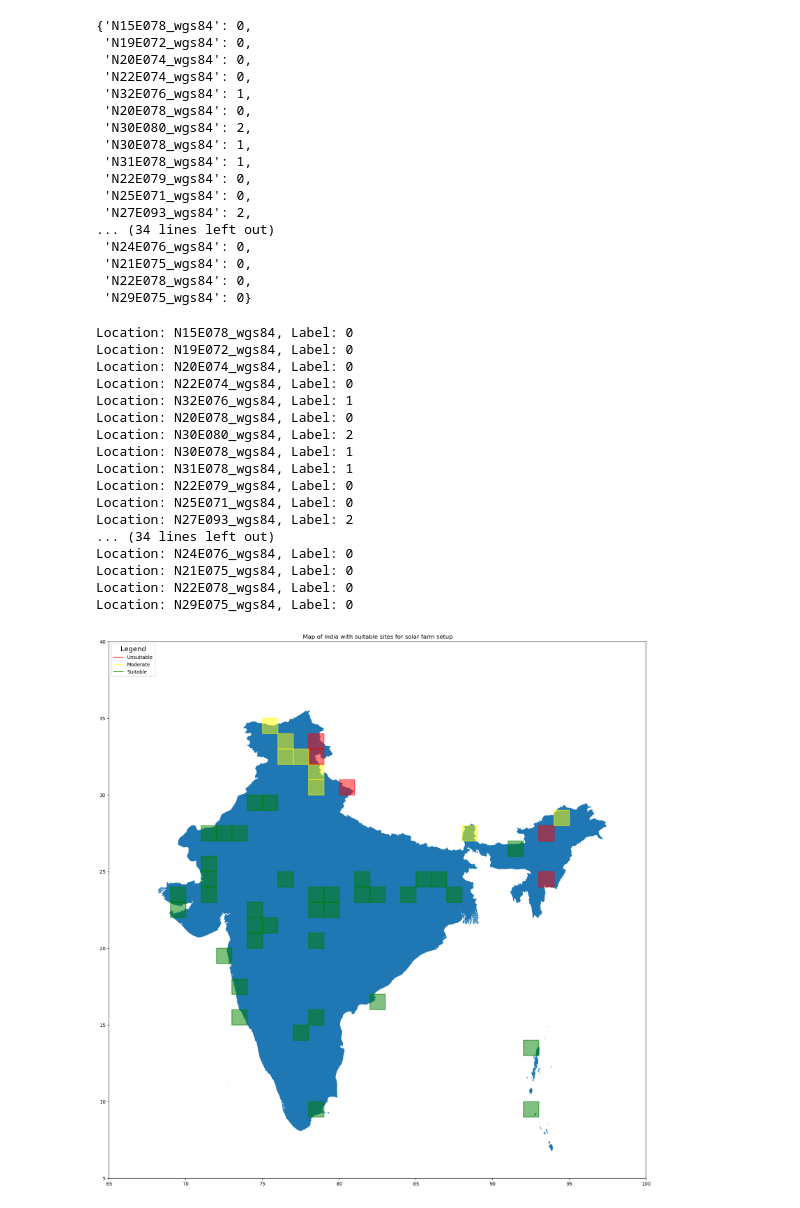
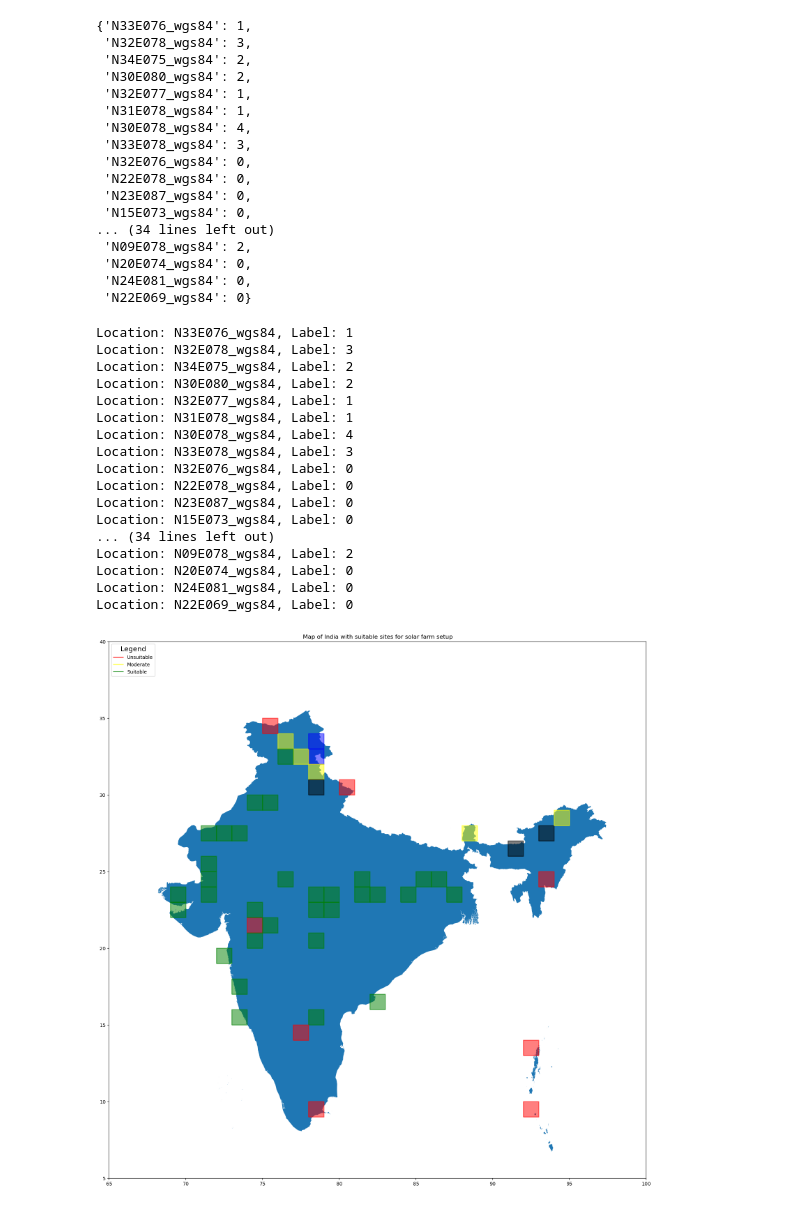
Before and after one commit to smitesh22/Unsupervised-Machine-Learning-For-Solar-Site-Selection, a Jupyter notebook: Code/7.DBScan.ipynb, the cells around one changed output. Drawn from its saved outputs; the diff is of its cells as text; code cells hidden in the pictures.

Commit message:
new clustering

```diff
--- a/Code/7.DBScan.ipynb
+++ b/Code/7.DBScan.ipynb
@@ -5,7 +5,7 @@ import hdbscan
 from sklearn.cluster import KMeans
 import re
 # %%
-embeddings = torch.load(r'/home/smitesh22/Data/DEM_embeddingv2.pt')
+embeddings = torch.load(r'/home/smitesh22/Data/FinalEmbeddings.pt')
 # %%
 data = []
 for embedding in embeddings:
@@ -59,5 +59,5 @@ plt.show()
 # %%
-kmeans = KMeans(n_clusters=3, random_state=42)
+kmeans = KMeans(n_clusters=5, random_state=42)
 # %%
 kmeans.fit(data)
 # %% [output]
@@ -76,23 +76,23 @@ for loc in zip(kmeans.labels_, embeddings.keys()):
 # %%
 labels_dict
 # %% [output]
-{'N15E078_wgs84': 0,
- 'N19E072_wgs84': 0,
+{'N33E076_wgs84': 1,
+ 'N32E078_wgs84': 3,
+ 'N34E075_wgs84': 2,
+ 'N30E080_wgs84': 2,
+ 'N32E077_wgs84': 1,
+ 'N31E078_wgs84': 1,
+ 'N30E078_wgs84': 4,
+ 'N33E078_wgs84': 3,
+ 'N32E076_wgs84': 0,
+ 'N22E078_wgs84': 0,
+ 'N23E087_wgs84': 0,
+ 'N15E073_wgs84': 0,
+... (34 lines left out)
+ 'N09E078_wgs84': 2,
  'N20E074_wgs84': 0,
- 'N22E074_wgs84': 0,
- 'N32E076_wgs84': 1,
- 'N20E078_wgs84': 0,
- 'N30E080_wgs84': 2,
- 'N30E078_wgs84': 1,
- 'N31E078_wgs84': 1,
- 'N22E079_wgs84': 0,
- 'N25E071_wgs84': 0,
- 'N27E093_wgs84': 2,
-... (34 lines left out)
- 'N24E076_wgs84': 0,
- 'N21E075_wgs84': 0,
- 'N22E078_wgs84': 0,
- 'N29E075_wgs84': 0}
+ 'N24E081_wgs84': 0,
+ 'N22E069_wgs84': 0}
 # %%
 import geopandas as gpd
 import matplotlib.pyplot as plt
@@ -125,49 +125,53 @@ for loc, label in labels_dict.items():
         bbox_gdf = bbox_gdf.append({'geometry': bbox_polygon, 'color': 'yellow'}, ignore_index=True)
     elif label == 2:
         bbox_gdf = bbox_gdf.append({'geometry': bbox_polygon, 'color': 'red'}, ignore_index=True)
+    elif label == 3:
+        bbox_gdf = bbox_gdf.append({'geometry': bbox_polygon, 'color': 'blue'}, ignore_index=True)
+    elif label == 4:
+        bbox_gdf = bbox_gdf.append({'geometry': bbox_polygon, 'color': 'black'}, ignore_index=True)
 
 # Plot the India map with bounding boxes
 fig, ax = plt.subplots(figsize=(20, 20))
 india_map.plot(ax=ax)
 
 bbox_gdf.plot(ax=ax, linewidth=2, edgecolor=bbox_gdf['color'], facecolor=bbox_gdf['color'], alpha=0.5)
 
 # Set axis limits for better visualization
 ax.set_xlim(65, 100)
 ax.set_ylim(5, 40)
 
 legend_labels = {
     'red': 'Unsuitable',
     'yellow': 'Moderate',
     'green': 'Suitable',
 }
 legend_handles = [plt.Line2D([], [], color=color, label=label) for color, label in legend_labels.items()]
 legend = ax.legend(handles=legend_handles, title='Legend', loc='upper left')
 legend.get_title().set_fontsize('x-large')
 # Set a title
 plt.title('Map of India with suitable sites for solar farm setup')
 plt.savefig('india_map_with_bounding_boxes.png', bbox_inches='tight')
 
 # Display the map
 plt.show()
 # %% [output]
-Location: N15E078_wgs84, Label: 0
-Location: N19E072_wgs84, Label: 0
+Location: N33E076_wgs84, Label: 1
+Location: N32E078_wgs84, Label: 3
+Location: N34E075_wgs84, Label: 2
+Location: N30E080_wgs84, Label: 2
+Location: N32E077_wgs84, Label: 1
+Location: N31E078_wgs84, Label: 1
+Location: N30E078_wgs84, Label: 4
+Location: N33E078_wgs84, Label: 3
+Location: N32E076_wgs84, Label: 0
+Location: N22E078_wgs84, Label: 0
+Location: N23E087_wgs84, Label: 0
+Location: N15E073_wgs84, Label: 0
+... (34 lines left out)
+Location: N09E078_wgs84, Label: 2
 Location: N20E074_wgs84, Label: 0
-Location: N22E074_wgs84, Label: 0
-Location: N32E076_wgs84, Label: 1
-Location: N20E078_wgs84, Label: 0
-Location: N30E080_wgs84, Label: 2
-Location: N30E078_wgs84, Label: 1
-Location: N31E078_wgs84, Label: 1
-Location: N22E079_wgs84, Label: 0
-Location: N25E071_wgs84, Label: 0
-Location: N27E093_wgs84, Label: 2
-... (34 lines left out)
-Location: N24E076_wgs84, Label: 0
-Location: N21E075_wgs84, Label: 0
-Location: N22E078_wgs84, Label: 0
-Location: N29E075_wgs84, Label: 0
+Location: N24E081_wgs84, Label: 0
+Location: N22E069_wgs84, Label: 0
-[figure, old version]
+[figure, new version]
 # %%
 plt.show()
```
Also changed, not shown: parts of 4 cells of this notebook, 1 other file.
